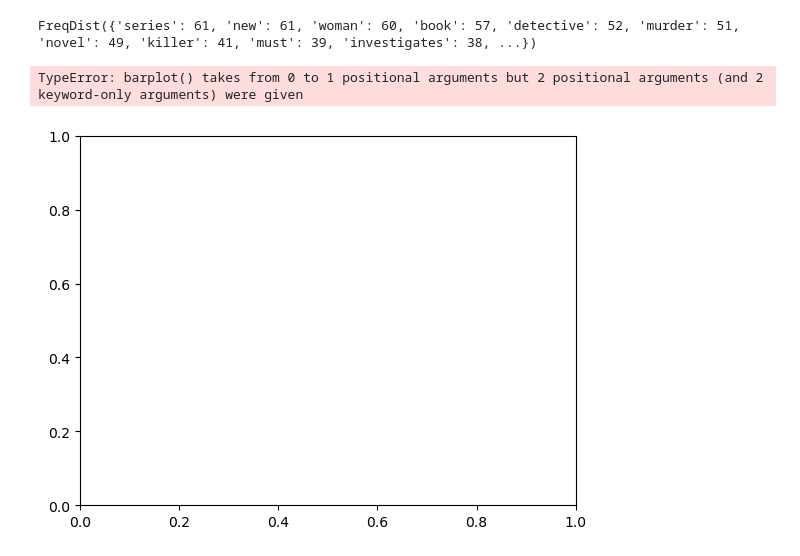
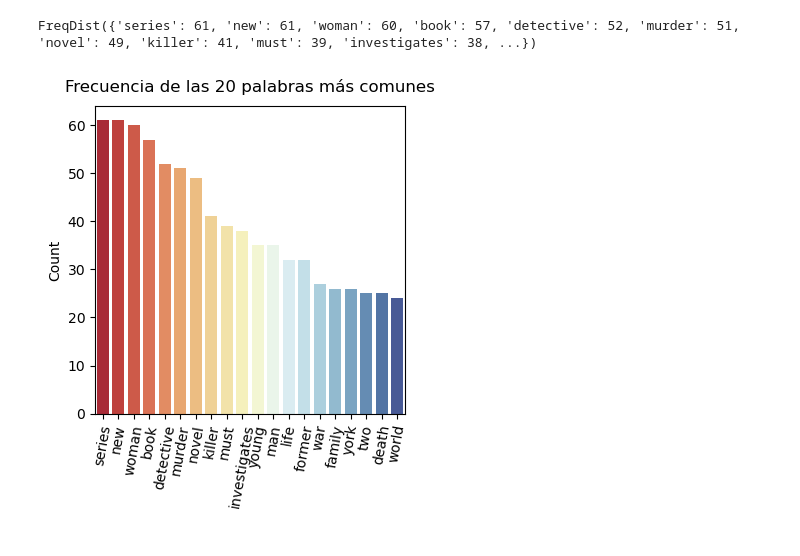
Before and after one commit to christiane-millan/Text-Analysis4RE, a Jupyter notebook: L002-Processing-understanding/code/L002-8_nltk_viz.ipynb, the cells around one changed output. Cells and saved outputs as stored; diff of their text form; code cells hidden in the pictures.

```diff
--- a/L002-Processing-understanding/code/L002-8_nltk_viz.ipynb
+++ b/L002-Processing-understanding/code/L002-8_nltk_viz.ipynb
@@ -51,15 +51,14 @@ FreqDist({'series': 61, 'new': 61, 'woman': 60, 'book': 57, 'detective': 52, 'mu
 # %%
 # Podemos visualizar la frecuencia de las palabras más comunes
 
 most_common_20 = np.array(list(map(lambda x: list(x), freq_dist.most_common(20))))
 
-fig = plt.figure()
+fig = plt.figure(figsize=(4,4))
 ax = fig.add_subplot()
 
-sns.barplot(most_common_20[:, 0], most_common_20[:, 1], ax=ax, palette='RdYlBu');
+sns.barplot(x=most_common_20[:, 0], y=most_common_20[:, 1].astype(int), ax=ax, palette='RdYlBu');
 ax.set_title('Frecuencia de las 20 palabras más comunes', pad=10)
 ax.set_ylabel('Count')
 ax.tick_params(axis='x', rotation=80)
 # %% [output]
-TypeError: barplot() takes from 0 to 1 positional arguments but 2 positional arguments (and 2 keyword-only arguments) were given
-[figure, old version]
+[figure, new version]
```
Also changed, not shown: parts of 17 cells of this notebook, 4 other files.
